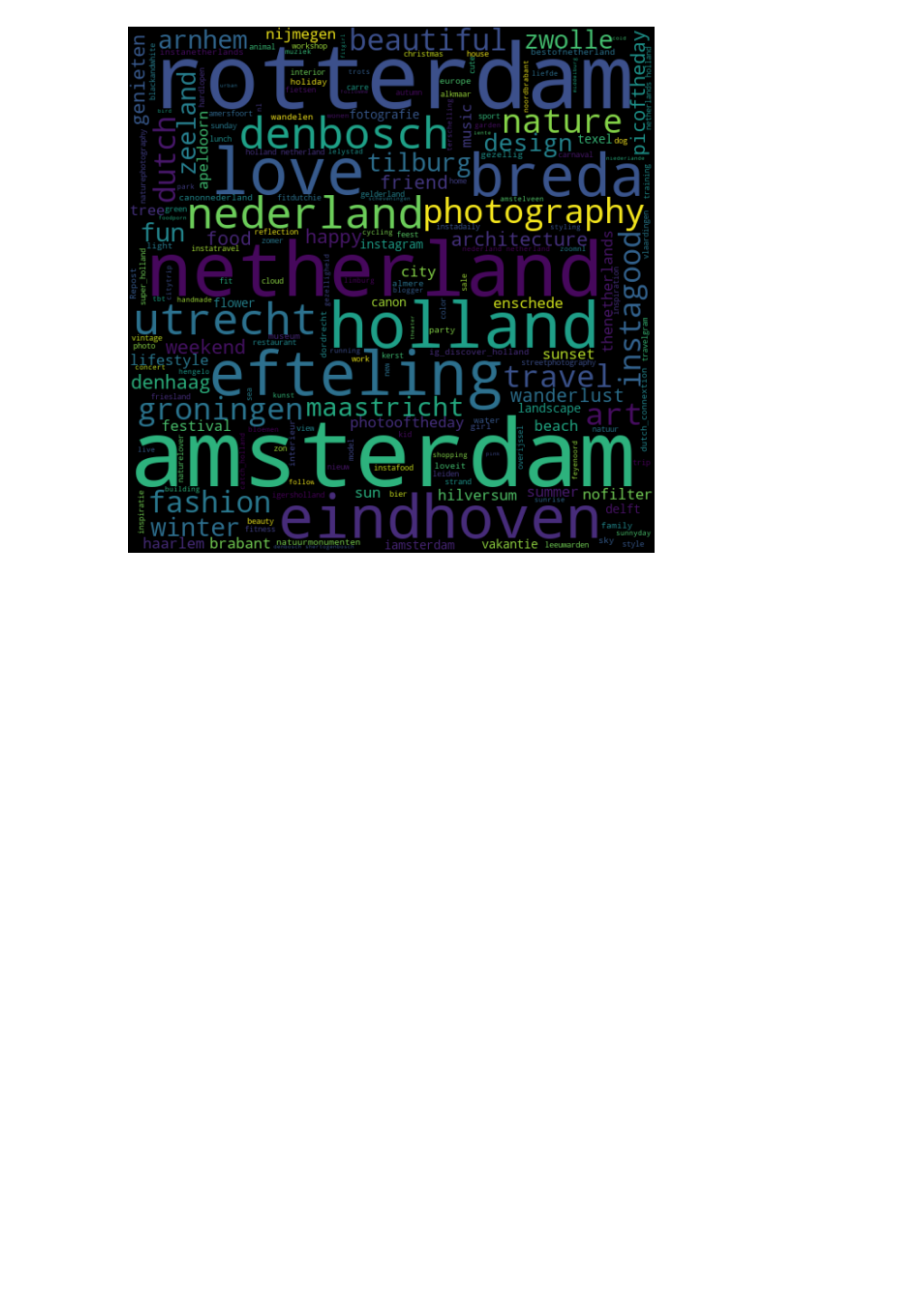
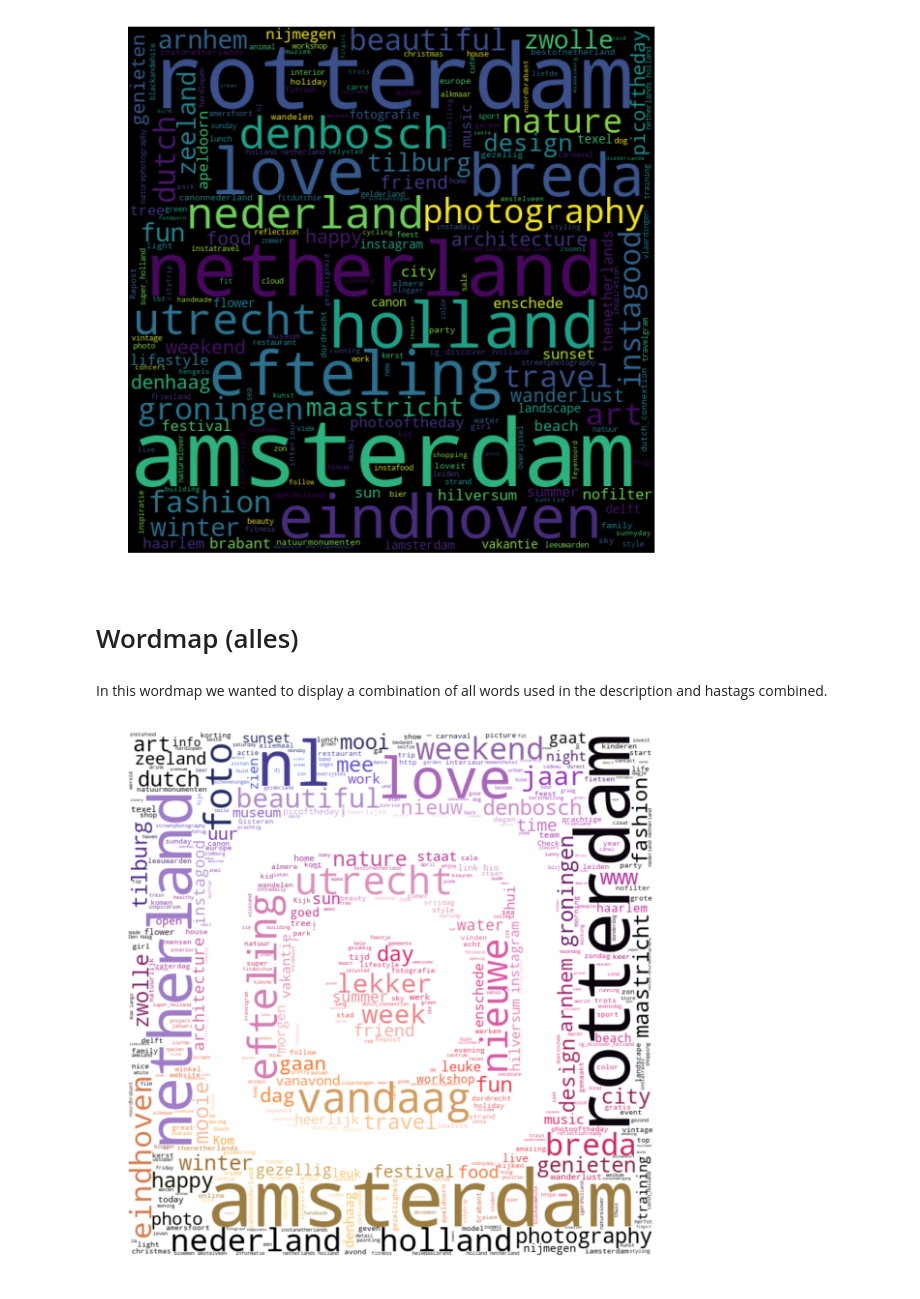
Before and after one commit to DemianMelskens/CBS, a Jupyter notebook: Visualization/Analysis.ipynb, the cells around one changed output. Cells and saved outputs as stored; diff of their text form; code cells hidden in the pictures; blank space fills up the shorter version.

Commit message:
Added wordmap for all words (incl. hashtags)

```diff
--- a/Visualization/Analysis.ipynb
+++ b/Visualization/Analysis.ipynb
@@ -288,3 +288,25 @@ plt.axis("off")
 plt.show()
 # %% [output]
 [figure]
+# %% [markdown]
+# Wordmap (alles)
+# %% [markdown]
+In this wordmap we wanted to display a combination of all words used in the description and hastags combined.
+# %%
+# takes very long...
+arr = []
+arr = data['bericht tekst'].str.cat(sep='\n')
+arr
+for word in data_hashtags:
+    arr += word + ' '
+# %%
+cloud = WordCloud(background_color="white", max_words=500, stopwords=dict_all, mask=mask)
+
+image_colors = ImageColorGenerator(mask)
+positive_cloud = cloud.generate(arr)
+plt.figure(figsize=(10,10))
+plt.imshow(positive_cloud.recolor(color_func=image_colors), interpolation="bilinear")
+plt.axis("off")
+plt.show()
+# %% [output]
+[figure, added]
```
